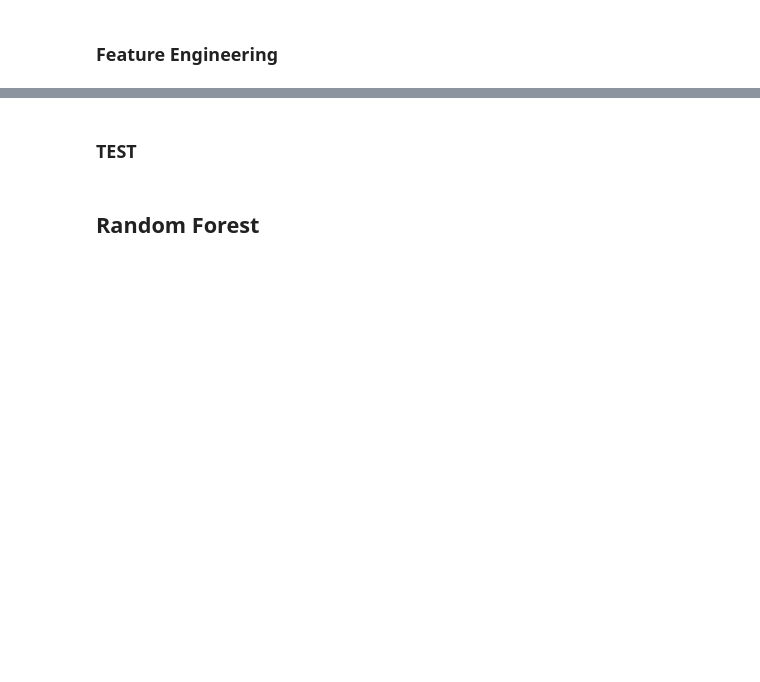
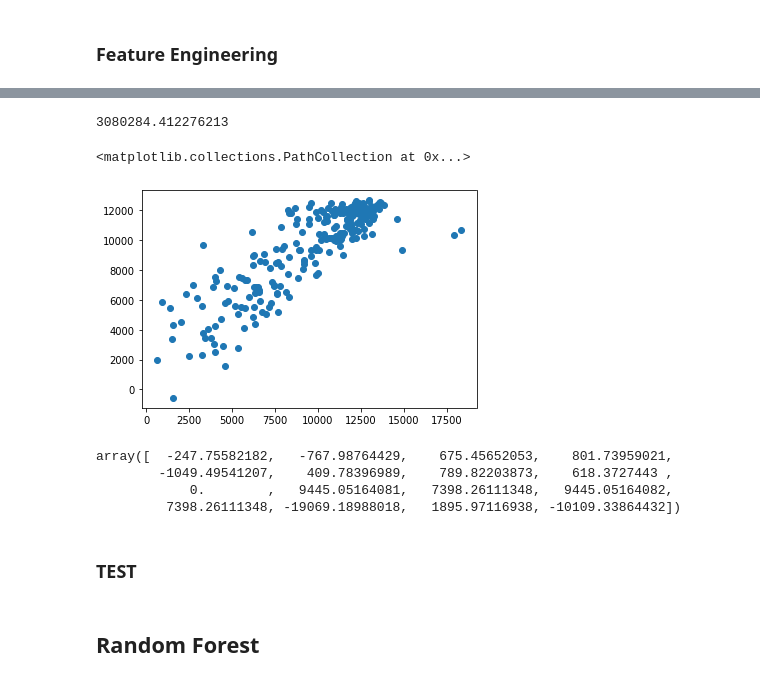
Before and after one commit to GesaJo/Capital-Bike-Dashboard, a Jupyter notebook: Bike_models.ipynb, the cells around one changed output, grey strips where cells are left out. Drawn from its saved outputs; the diff is of its cells as text; code cells hidden in the pictures; blank space fills up the shorter version.

```diff
--- a/Bike_models.ipynb
+++ b/Bike_models.ipynb
@@ -105,0 +152,4 @@ m.coef_  # only when we don't train with log
+# %%
+X_train = pd.concat([X_train, scaled], axis=1)
+# %%
+X_train = X_train.set_index("day")
@@ -105,0 +180,4 @@ m.coef_  # only when we don't train with log
+# %%
+m = Ridge(alpha=0.01)
+m.fit(X_train, y_train)
+m.score(X_train, y_train)
@@ -105,0 +186,3 @@ m.coef_  # only when we don't train with log
+# %%
+ypred = m.predict(X_train)
+ypred
@@ -106,3 +207,19 @@ m.coef_  # only when we don't train with log
+# %%
+mean_squared_error(y_train, ypred)
+# %% [output]
+3080284.412276213
+# %%
+plt.scatter(y_train, ypred)
+# %% [output]
+<matplotlib.collections.PathCollection at 0x...>
+[figure, added]
+# %%
+m.coef_
+# %% [output]
+array([  -247.75582182,   -767.98764429,    675.45652053,    801.73959021,
+        -1049.49541207,    409.78396989,    789.82203873,    618.3727443 ,
+            0.        ,   9445.05164081,   7398.26111348,   9445.05164082,
+         7398.26111348, -19069.18988018,   1895.97116938, -10109.33864432])
 # %% [markdown]
 ###  TEST
 # %%
```
Also changed, not shown: parts of 62 cells of this notebook, 4 other files.
